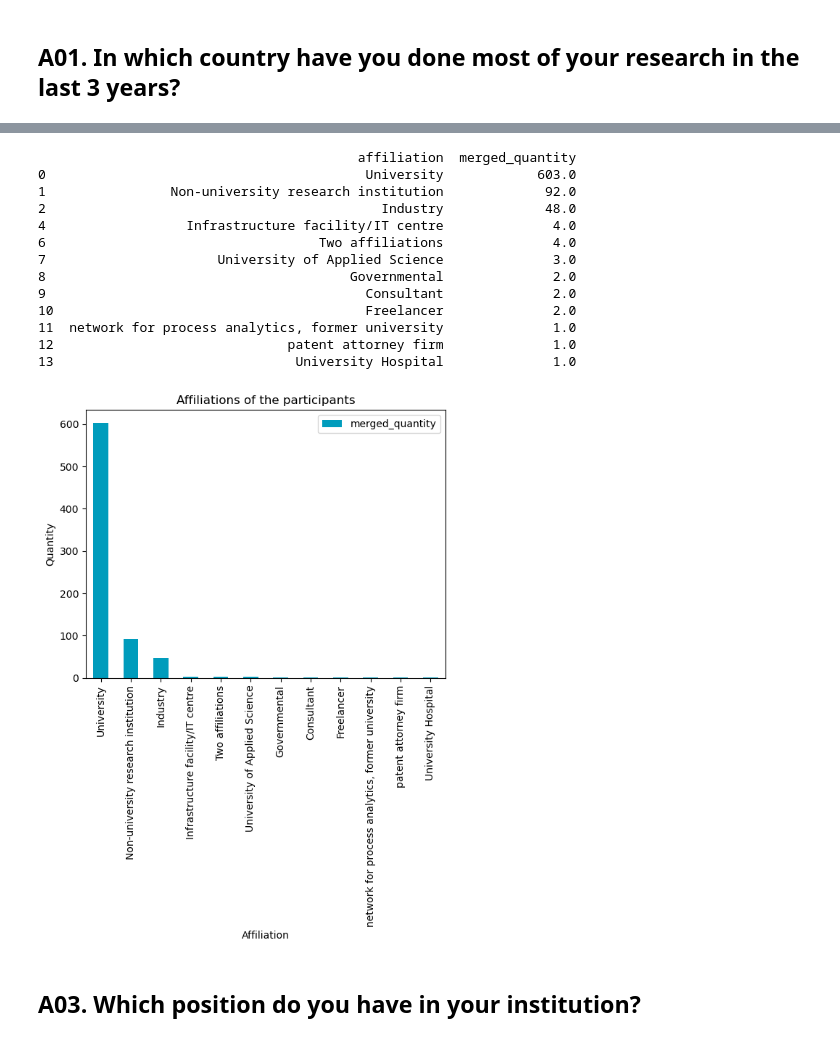
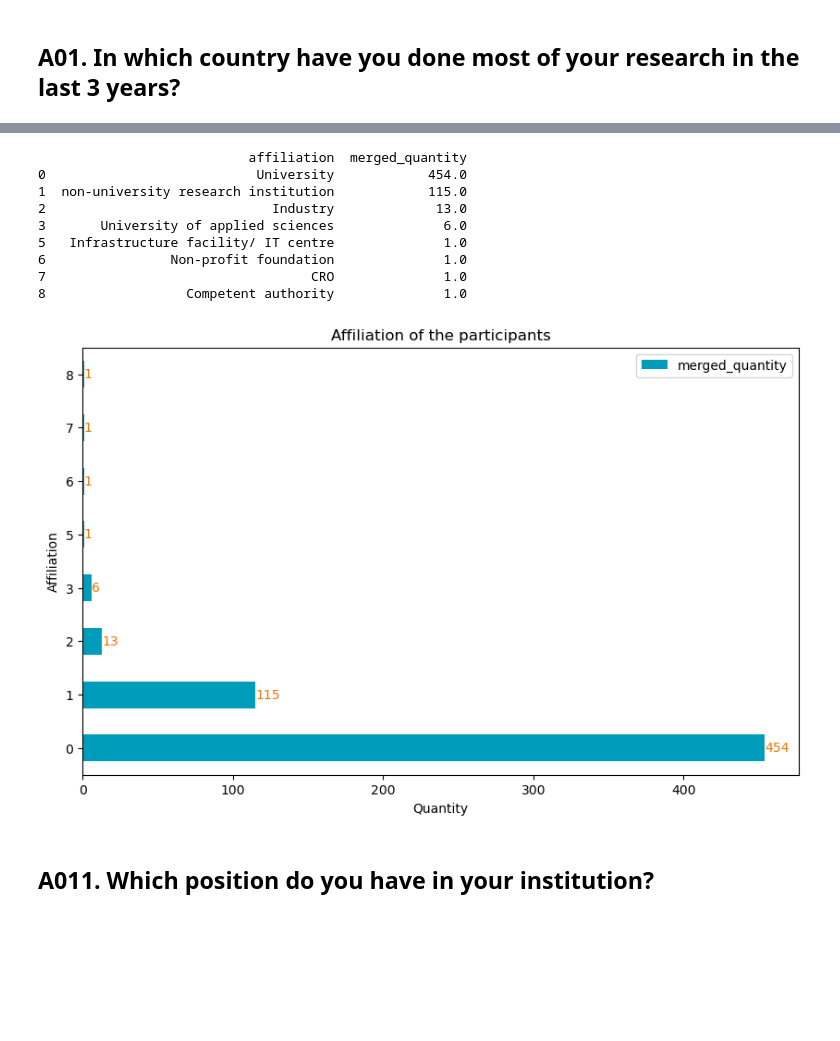
Before and after one commit to DanielaACUB/2022.2023_Data_Librarian_Daniela_Hausen, a Jupyter notebook: Modul_6/General Information - Auswertung der Community-Umfrage von NFDI4Chem (2019).ipynb, the cells around one changed output, grey strips where cells are left out. Saved outputs shown, nothing was run; the diff lists cells and outputs as text; code cells hidden in the pictures; blank space fills up the shorter version.

```diff
--- a/Modul_6/General Information - Auswertung der Community-Umfrage von NFDI4Chem (2019).ipynb
+++ b/Modul_6/General Information - Auswertung der Community-Umfrage von NFDI4Chem (2019).ipynb
@@ -407,4 +361,7 @@ values_A002
 # %%
-df_cleanquest_2023["A002-m"]=df_cleanquest_2023["A002"].map(values_A002.drop_duplicates("RESPONSE").set_index("RESPONSE")["MEANING"])
-df_cleanquest_2023["A002-m"]
+df_cleanquest_2019["A010"] = df_cleanquest_2019["A010"].astype(str)
+values_A010["RESPONSE"] = values_A010["RESPONSE"].astype(str)
+
+df_cleanquest_2019["A010-m"]=df_cleanquest_2019["A010"].map(values_A010.drop_duplicates("RESPONSE").set_index("RESPONSE")["MEANING"])
+df_cleanquest_2019["A010-m"]
 # %% [output]
@@ -470,10 +432,10 @@ df_A002
 # %%
 # Freitextantworten und Häufigkeit zur Frage anzeigen ->Spalte A002_5s
-df_A002_a = df_cleanquest_2023['A002_05'].value_counts().to_frame()
+df_A010_a = df_cleanquest_2019['A010_05'].value_counts().to_frame()
 
-df_A002_a.reset_index(inplace=True)
+df_A010_a.reset_index(inplace=True)
 
-df_A002_a.rename(columns={'index': 'affiliation', 'A002_05': 'quantity'}, inplace=True)
-df_A002_a
+df_A010_a.rename(columns={'index': 'affiliation', 'A010_05': 'quantity'}, inplace=True)
+df_A010_a
 # %% [output]
 |  | affiliation | quantity |
@@ -602,40 +474,40 @@ df_A002_merge
 # %%
-# Zeile mit Index 3 und 5 löschen, weil sie in den Freitextantworten aufgeschlüsselt wurde und als solche eingefügt wurden.
+# Zeile mit Index 4 löschen, weil sie in den Freitextantworten aufgeschlüsselt wurde und als solche eingefügt wurden.
 
-rows_to_delete_A002 = [3,5]
-
-df_A002_merge = df_A002_merge.drop(rows_to_delete_A002)
-print(df_A002_merge)
+df_A010_merge = df_A010_merge.drop(4)
+print(df_A010_merge)
 # %% [output]
-                                         affiliation  merged_quantity
-0                                         University            603.0
-1                Non-university research institution             92.0
-2                                           Industry             48.0
-4                  Infrastructure facility/IT centre              4.0
-6                                   Two affiliations              4.0
-7                      University of Applied Science              3.0
-8                                       Governmental              2.0
-9                                         Consultant              2.0
-10                                        Freelancer              2.0
-11  network for process analytics, former university              1.0
-12                              patent attorney firm              1.0
-13                               University Hospital              1.0
+                           affiliation  merged_quantity
+0                           University            454.0
+1  non-university research institution            115.0
+2                             Industry             13.0
+3       University of applied sciences              6.0
+5   Infrastructure facility/ IT centre              1.0
+6                Non-profit foundation              1.0
+7                                  CRO              1.0
+8                  Competent authority              1.0
 # %%
-# Spalte "affiliation_in_total" als Index setzen
-df_A002_merge.set_index('affiliation', inplace=True)
+# Zeilen mit einer Quantity von über 4 filtern
+df_A010_merge_filtered = df_A010_merge[df_A010_merge['merged_quantity'] > 5]
 
-# Balkendiagramms mit den Werten aus der quantity-Spalte erstellen
-df_A002_merge.plot.bar(color=petrol_rgb)
+fig, ax = plt.subplots(figsize=(10, 6))  # Hier kannst du die Größe des Diagramms anpassen
 
-# Beschriftung für die X- und Y-Achse sowie den Titel des Diagramms hinzufügen
-plt.xlabel('Affiliation')
-plt.ylabel('Quantity')
-plt.title('Affiliations of the participants')
+# Daten als horizontales Balkendiagramm plotten
+bars_A010 = df_A010_merge.plot.barh(ax=ax, color=petrol_rgb)
+
+# absoluten Werte in die Balken einfügen
+for bar in bars_A010.patches:
+    ax.text(bar.get_width(), bar.get_y() + bar.get_height() / 2, int(bar.get_width()),
+            va='center', ha='left', color=orange_rgb)
+
+plt.xlabel('Quantity')
+plt.ylabel('Affiliation')
+plt.title('Affiliation of the participants')
 
 # Diagramm anzeigen
 plt.show()
 # %% [output]
-[figure, old version]
+[figure, new version]
 # %% [markdown]
-## A03. Which position do you have in your institution?
+## A011. Which position do you have in your institution?
 # %%
```
Also changed, not shown: parts of 70 cells of this notebook, 3 other files.
